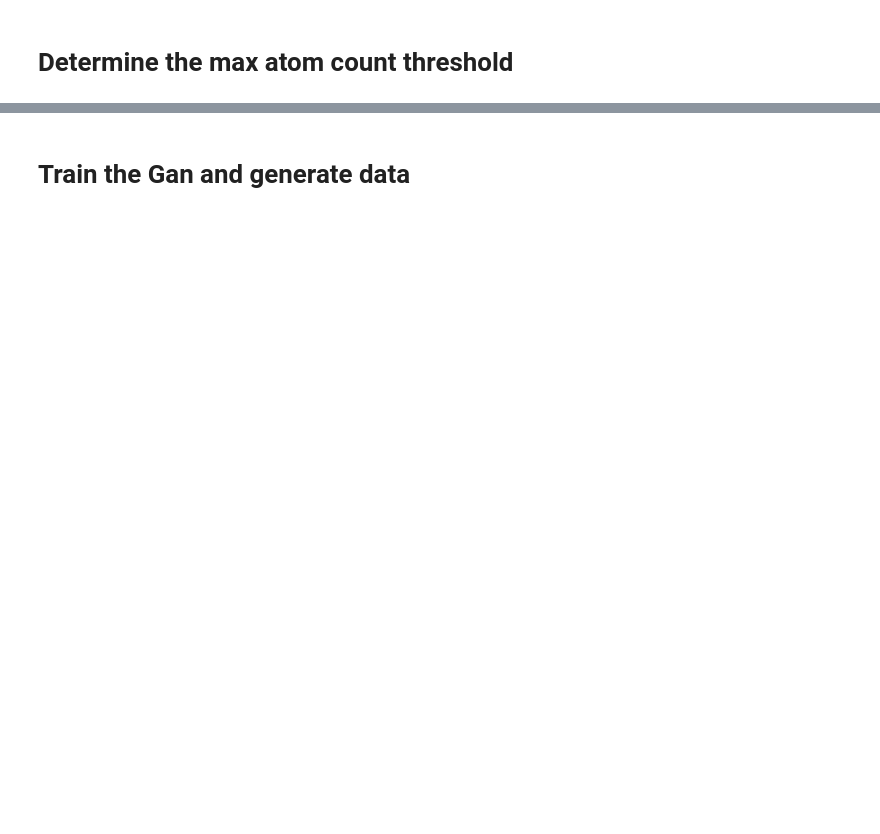
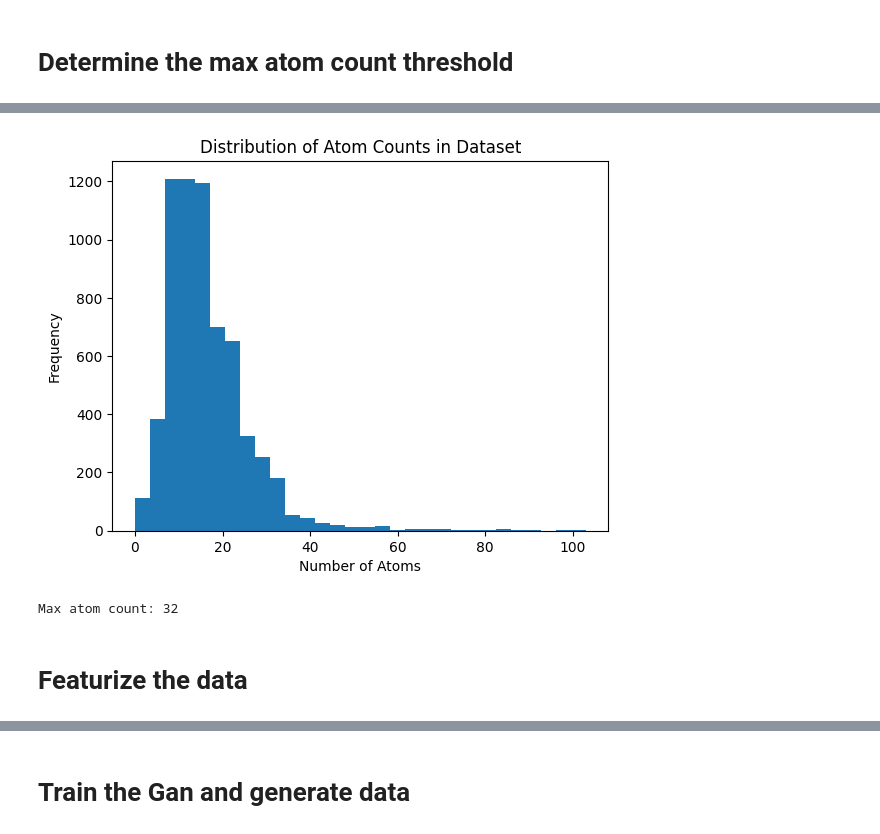
Before and after one commit to tahiri-lab/QSAR, a Jupyter notebook: tutorials/gan.ipynb, the cells around one changed output, grey strips where cells are left out. Cells and saved outputs as stored; diff of their text form; code cells hidden in the pictures; blank space fills up the shorter version.

```diff
--- a/tutorials/gan.ipynb
+++ b/tutorials/gan.ipynb
@@ -25,5 +34,5 @@ _, datasets, _ = dc.molnet.load_lipo()
 data_lipo = pd.DataFrame(data={'smiles': datasets[0].ids})
 
 # thought of combining all datasets might maximise the GAN perf and boost the prediction
-data = pd.concat([data_local, data_tox21, data_lipo], ignore_index=True)
+data = pd.concat([data_local, data_tox21], ignore_index=True)
 display(data)
@@ -30,7 +53,9 @@ display(data)
 # %% [markdown]
 # Determine the max atom count threshold
 # %%
-gan = QsarGan(learning_rate=ExponentialDecay(0.001, 0.9, 5000))
-max_atom_count, atom_counts = gan.featurizer.determine_atom_count(smiles=data, quantile=0.95)
+featurizer = QsarGanFeaturizer()
+max_atom_count, atom_counts = featurizer.determine_atom_count(smiles=data, quantile=0.95)
 visualizer = Visualizer()
 visualizer.display_atom_count_distribution(atom_counts)
+print(f'Max atom count: {max_atom_count}')
+# %% [output]
@@ -36,0 +79,4 @@ visualizer.display_atom_count_distribution(atom_counts)
+[figure, added]
+Max atom count: 32
+# %% [markdown]
+# Featurize the data
```
Also changed, not shown: parts of 7 cells of this notebook, 3 other files.
